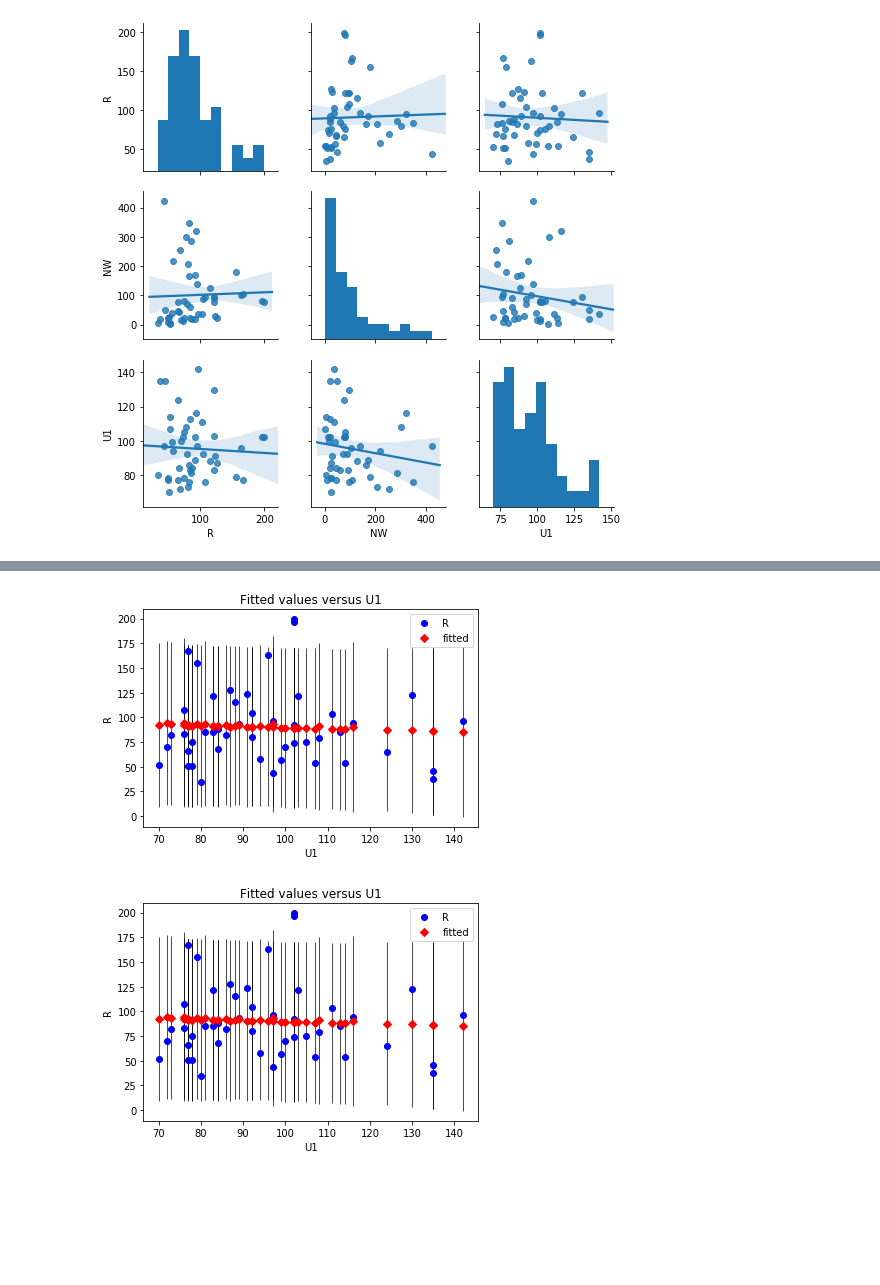
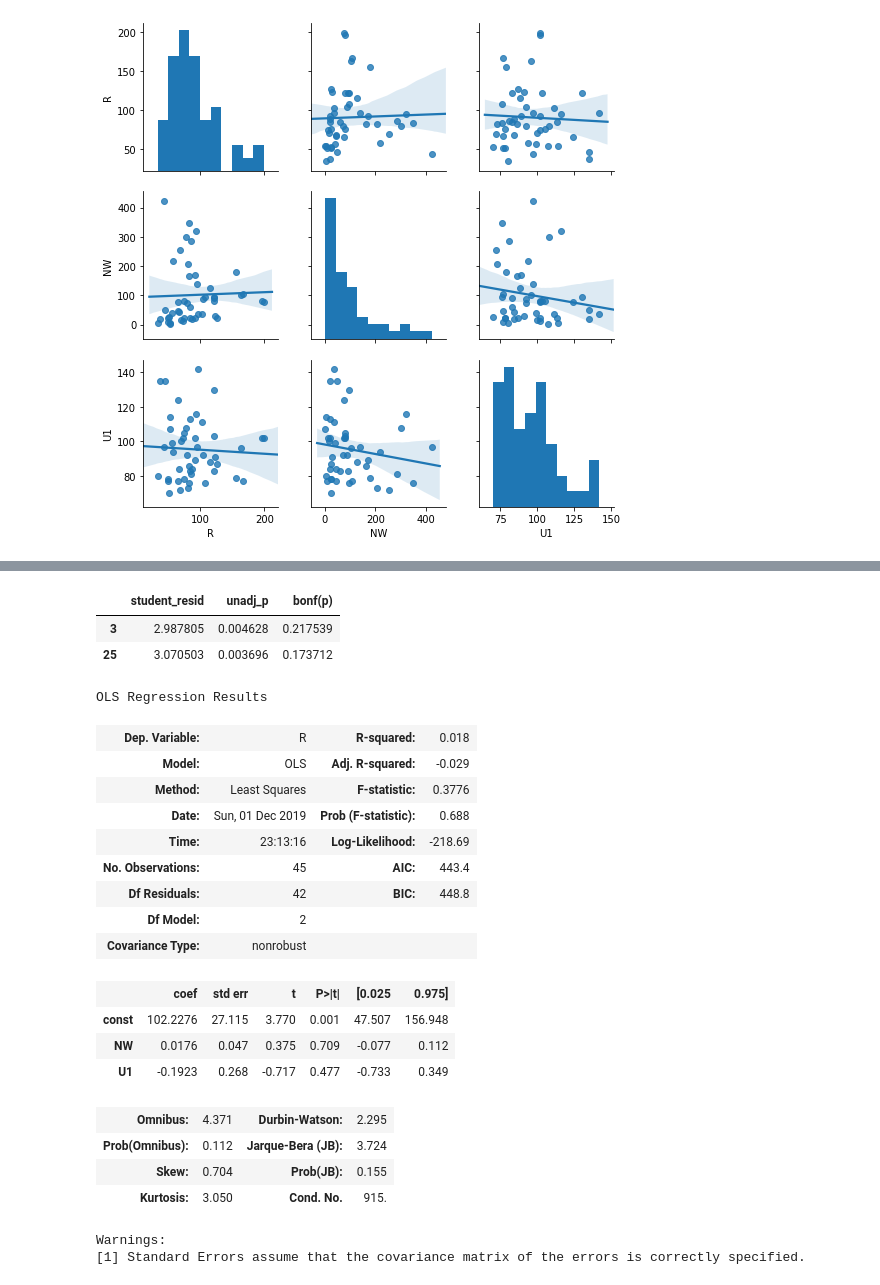
Before and after one commit to andrey13771/StatLabs, a Jupyter notebook: Katya3.ipynb, the cells around one changed output, grey strips where cells are left out. Saved outputs shown, nothing was run; the diff lists cells and outputs as text; code cells hidden in the pictures; blank space fills up the shorter version.

```diff
--- a/Katya3.ipynb
+++ b/Katya3.ipynb
@@ -97,5 +75,38 @@ results.outlier_test()
-# %%
-sm.graphics.plot_fit(results, 2)
-# %% [output]
-[figure, removed]
-[figure, removed]
+# %%
+test = results.outlier_test()
+outliers = test[test['unadj_p'] < 0.05]
+outliers
+# %% [output]
+|  | student_resid | unadj_p | bonf(p) |
+| 3 | 2.987805 | 0.004628 | 0.217539 |
+| 25 | 3.070503 | 0.003696 | 0.173712 |
+# %%
+df = df.drop([3, 25])
+# %%
+X = df[['NW', 'U1']]
+Y = df['R']
+X = sm.add_constant(X)
+model = sm.OLS(Y, X)
+results = model.fit()
+results.summary()
+# %% [output]
+OLS Regression Results
+| Dep. Variable: | R | R-squared: | 0.018 |
+| Model: | OLS | Adj. R-squared: | -0.029 |
+| Method: | Least Squares | F-statistic: | 0.3776 |
+| Date: | Sun, 01 Dec 2019 | Prob (F-statistic): | 0.688 |
+| Time: | 23:13:16 | Log-Likelihood: | -218.69 |
+| No. Observations: | 45 | AIC: | 443.4 |
+| Df Residuals: | 42 | BIC: | 448.8 |
+| Df Model: | 2 |  |  |
+| Covariance Type: | nonrobust |  |  |
+|  | coef | std err | t | P>|t| | [0.025 | 0.975] |
+| const | 102.2276 | 27.115 | 3.770 | 0.001 | 47.507 | 156.948 |
+| NW | 0.0176 | 0.047 | 0.375 | 0.709 | -0.077 | 0.112 |
+| U1 | -0.1923 | 0.268 | -0.717 | 0.477 | -0.733 | 0.349 |
+| Omnibus: | 4.371 | Durbin-Watson: | 2.295 |
+| Prob(Omnibus): | 0.112 | Jarque-Bera (JB): | 3.724 |
+| Skew: | 0.704 | Prob(JB): | 0.155 |
+| Kurtosis: | 3.050 | Cond. No. | 915. |
+Warnings:
+[1] Standard Errors assume that the covariance matrix of the errors is correctly specified.
```
Also changed, not shown: parts of 12 cells of this notebook.
